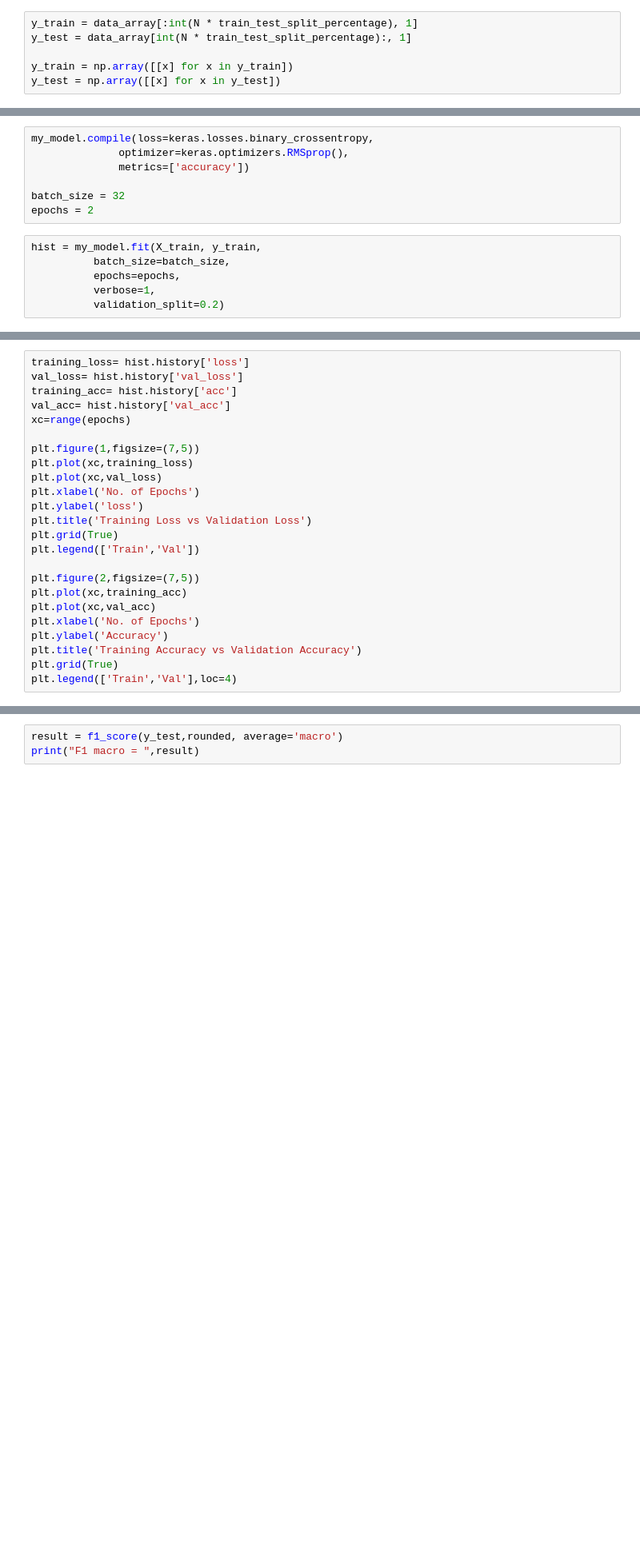
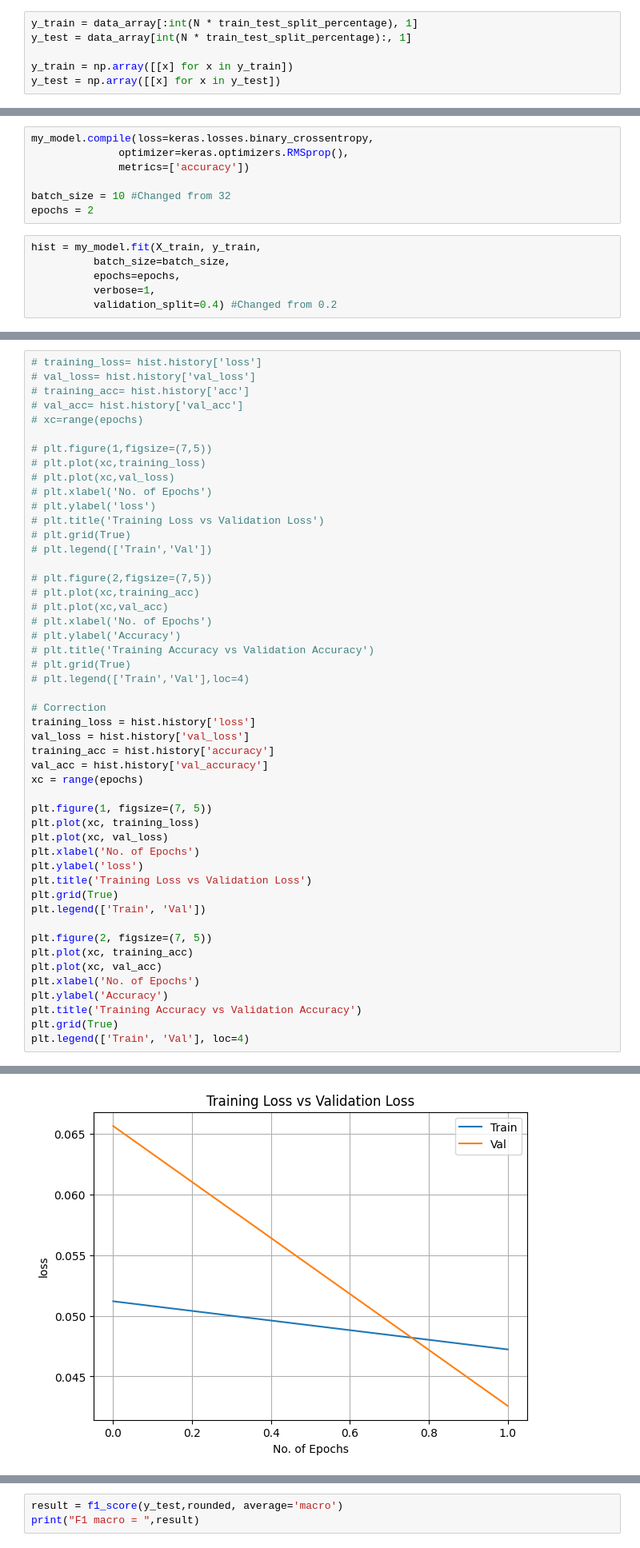
Before and after one commit to ARYN-27/spectre-dev, a Jupyter notebook: spectre-code/spectre-ann/SPECTRE-CPU.ipynb, the cells around one changed output, grey strips where cells are left out. Shown: that part at 80% size. Drawn from its saved outputs; the diff is of its cells as text; blank space fills up the shorter version.

```diff
--- a/spectre-code/spectre-ann/SPECTRE-CPU.ipynb
+++ b/spectre-code/spectre-ann/SPECTRE-CPU.ipynb
@@ -180,13 +184,13 @@ my_model.compile(loss=keras.losses.binary_crossentropy,
               optimizer=keras.optimizers.RMSprop(),
               metrics=['accuracy'])
 
-batch_size = 32
+batch_size = 10 #Changed from 32
 epochs = 2
 # %%
 hist = my_model.fit(X_train, y_train,
           batch_size=batch_size,
           epochs=epochs,
           verbose=1,
-          validation_split=0.2)
+          validation_split=0.4) #Changed from 0.2
 # %% [output]
 Epoch 1/2
@@ -211,25 +215,50 @@ Test accuracy: 0.9909217357635498
 # %%
-training_loss= hist.history['loss']
-val_loss= hist.history['val_loss']
-training_acc= hist.history['acc']
-val_acc= hist.history['val_acc']
-xc=range(epochs)
+# training_loss= hist.history['loss']
+# val_loss= hist.history['val_loss']
+# training_acc= hist.history['acc']
+# val_acc= hist.history['val_acc']
+# xc=range(epochs)
 
-plt.figure(1,figsize=(7,5))
-plt.plot(xc,training_loss)
-plt.plot(xc,val_loss)
+# plt.figure(1,figsize=(7,5))
+# plt.plot(xc,training_loss)
+# plt.plot(xc,val_loss)
+# plt.xlabel('No. of Epochs')
+# plt.ylabel('loss')
+# plt.title('Training Loss vs Validation Loss')
+# plt.grid(True)
+# plt.legend(['Train','Val'])
+
+# plt.figure(2,figsize=(7,5))
+# plt.plot(xc,training_acc)
+# plt.plot(xc,val_acc)
+# plt.xlabel('No. of Epochs')
+# plt.ylabel('Accuracy')
+# plt.title('Training Accuracy vs Validation Accuracy')
+# plt.grid(True)
+# plt.legend(['Train','Val'],loc=4)
+
+# Correction
+training_loss = hist.history['loss']
+val_loss = hist.history['val_loss']
+training_acc = hist.history['accuracy']
+val_acc = hist.history['val_accuracy']
+xc = range(epochs)
+
+plt.figure(1, figsize=(7, 5))
+plt.plot(xc, training_loss)
+plt.plot(xc, val_loss)
 plt.xlabel('No. of Epochs')
 plt.ylabel('loss')
 plt.title('Training Loss vs Validation Loss')
 plt.grid(True)
-plt.legend(['Train','Val'])
+plt.legend(['Train', 'Val'])
 
-plt.figure(2,figsize=(7,5))
-plt.plot(xc,training_acc)
-plt.plot(xc,val_acc)
+plt.figure(2, figsize=(7, 5))
+plt.plot(xc, training_acc)
+plt.plot(xc, val_acc)
 plt.xlabel('No. of Epochs')
 plt.ylabel('Accuracy')
 plt.title('Training Accuracy vs Validation Accuracy')
 plt.grid(True)
-plt.legend(['Train','Val'],loc=4)
+plt.legend(['Train', 'Val'], loc=4)
 # %% [output]
@@ -236,0 +266 @@ KeyError: 'acc'
+[figure, added]
```
Also changed, not shown: parts of 12 cells of this notebook.
